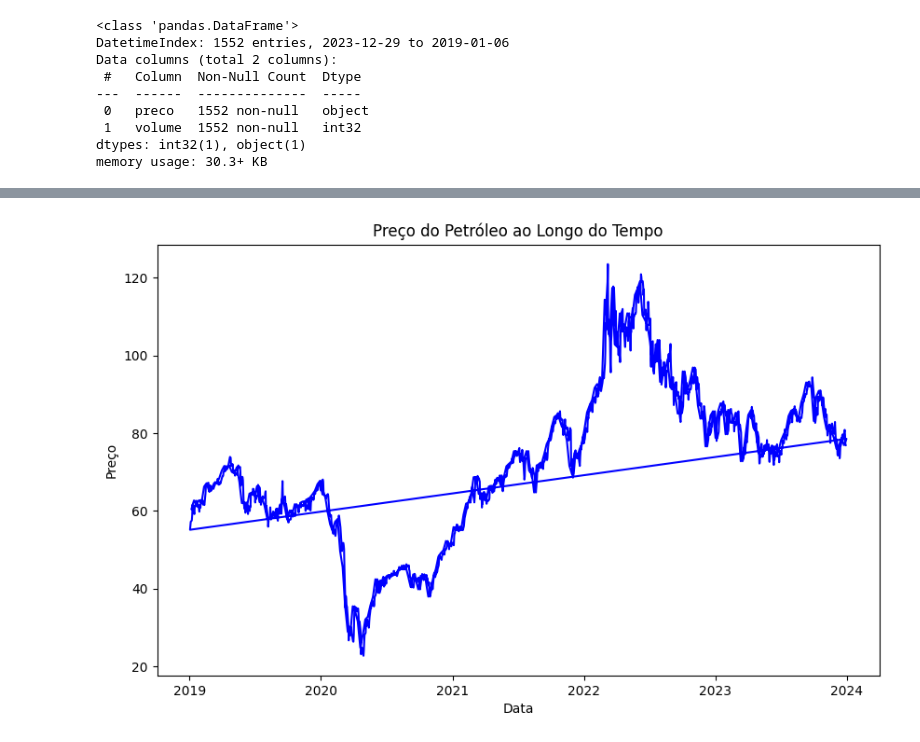
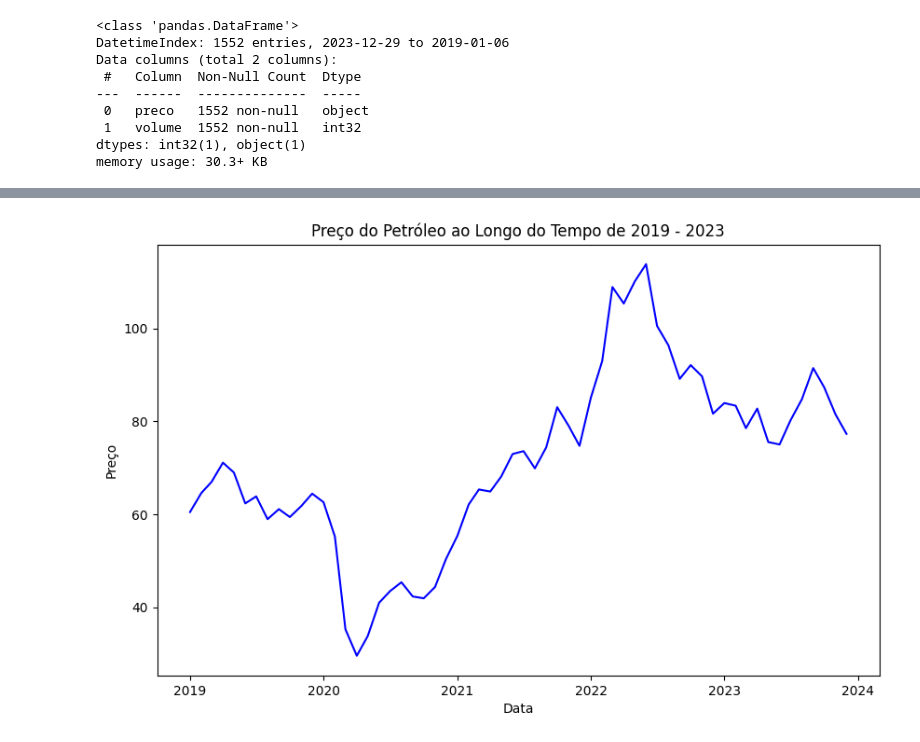
Before and after one commit to ailaendo/TechChallenge_Fase4, a Jupyter notebook: tech4_desafio.ipynb, the cells around one changed output, grey strips where cells are left out. Cells and saved outputs as stored; diff of their text form; code cells hidden in the pictures.

```diff
--- a/tech4_desafio.ipynb
+++ b/tech4_desafio.ipynb
@@ -170,3 +175,4 @@ dados_usaveis["preco"] = dados_usaveis["preco"].str.replace(',', '.').astype(flo
 dados_usaveis["preco"] = pd.to_numeric(dados_usaveis["preco"])
 # %%
-monthly_prices = dados_usaveis["preco"].resample('MS').mean()
+#media de cada mês
+preco_por_mes = dados_usaveis["preco"].resample("MS").mean()
@@ -193,10 +199,10 @@ Freq: MS, Name: preco, dtype: float64
 # %%
 plt.figure(figsize=(10, 6))
-plt.plot(dados_usaveis["preco"], color='blue')
-plt.title('Preço do Petróleo ao Longo do Tempo')
-plt.xlabel('Data')
-plt.ylabel('Preço')
+plt.plot(preco_por_mes, color="blue")
+plt.title("Preço do Petróleo ao Longo do Tempo de 2019 - 2023")
+plt.xlabel("Data")
+plt.ylabel("Preço")
 plt.show()
 # %% [output]
-[figure, old version]
+[figure, new version]
 # %%
```
Also changed, not shown: parts of 9 cells of this notebook.
